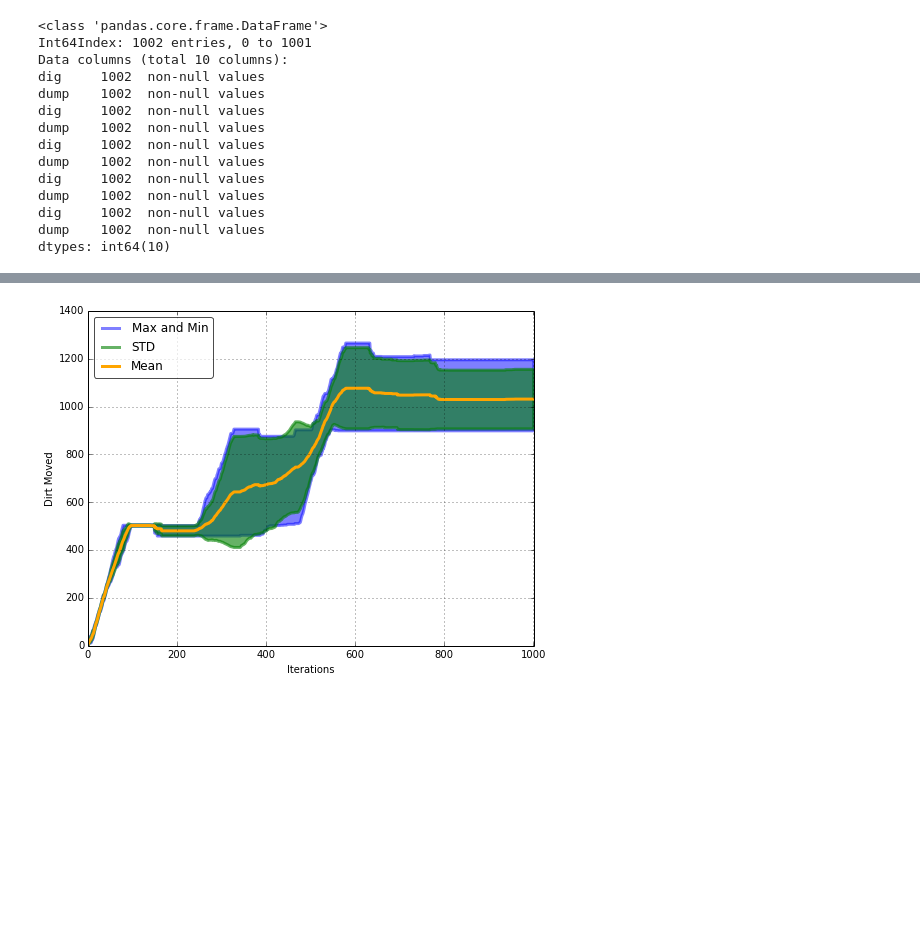
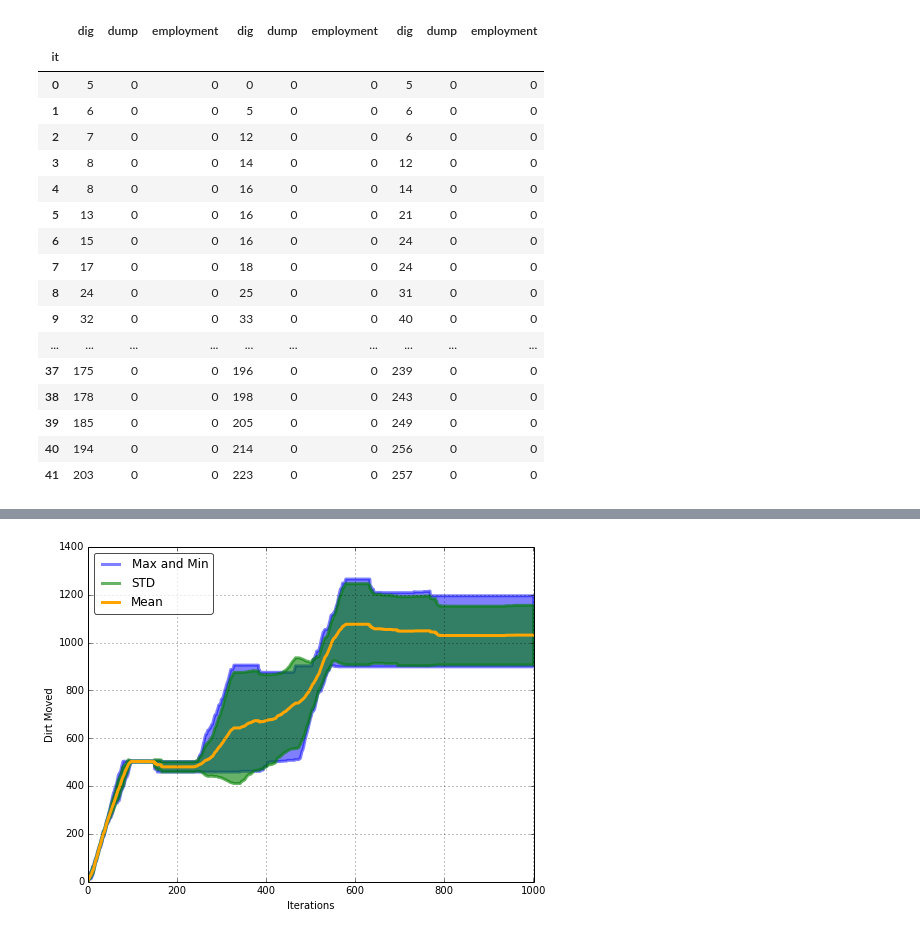
Before and after one commit to ruffsl/CS7630P1, a Jupyter notebook: Data/Data Crunch.ipynb, the cells around one changed output, grey strips where cells are left out. Cells and saved outputs as stored; diff of their text form; code cells hidden in the pictures; blank space fills up the shorter version.

```diff
--- a/Data/Data Crunch.ipynb
+++ b/Data/Data Crunch.ipynb
@@ -98,21 +127,25 @@ df4 = pd.read_csv(mypath + '/' + files[4], index_col='it')
 # %%
-df = pd.concat([df0, df1, df2, df3, df4], axis=1, join='inner')
+df = pd.concat([df0, df1, df2], axis=1, join='inner')
 df
 # %% [output]
-<class 'pandas.core.frame.DataFrame'>
-Int64Index: 1002 entries, 0 to 1001
-Data columns (total 10 columns):
-dig     1002  non-null values
-dump    1002  non-null values
-dig     1002  non-null values
-dump    1002  non-null values
-dig     1002  non-null values
-dump    1002  non-null values
-dig     1002  non-null values
-dump    1002  non-null values
-dig     1002  non-null values
-dump    1002  non-null values
-dtypes: int64(10)
+|  | dig | dump | employment | dig | dump | employment | dig | dump | employment |
+| it |  |  |  |  |  |  |  |  |  |
+| 0 | 5 | 0 | 0 | 0 | 0 | 0 | 5 | 0 | 0 |
+| 1 | 6 | 0 | 0 | 5 | 0 | 0 | 6 | 0 | 0 |
+| 2 | 7 | 0 | 0 | 12 | 0 | 0 | 6 | 0 | 0 |
+| 3 | 8 | 0 | 0 | 14 | 0 | 0 | 12 | 0 | 0 |
+| 4 | 8 | 0 | 0 | 16 | 0 | 0 | 14 | 0 | 0 |
+| 5 | 13 | 0 | 0 | 16 | 0 | 0 | 21 | 0 | 0 |
+| 6 | 15 | 0 | 0 | 16 | 0 | 0 | 24 | 0 | 0 |
+| 7 | 17 | 0 | 0 | 18 | 0 | 0 | 24 | 0 | 0 |
+| 8 | 24 | 0 | 0 | 25 | 0 | 0 | 31 | 0 | 0 |
+| 9 | 32 | 0 | 0 | 33 | 0 | 0 | 40 | 0 | 0 |
+| ... | ... | ... | ... | ... | ... | ... | ... | ... | ... |
+| 37 | 175 | 0 | 0 | 196 | 0 | 0 | 239 | 0 | 0 |
+| 38 | 178 | 0 | 0 | 198 | 0 | 0 | 243 | 0 | 0 |
+| 39 | 185 | 0 | 0 | 205 | 0 | 0 | 249 | 0 | 0 |
+| 40 | 194 | 0 | 0 | 214 | 0 | 0 | 256 | 0 | 0 |
+| 41 | 203 | 0 | 0 | 223 | 0 | 0 | 257 | 0 | 0 |
 # %%
 df.head()
 # %% [output]
```
Also changed, not shown: parts of 10 cells of this notebook, 12 other files.
